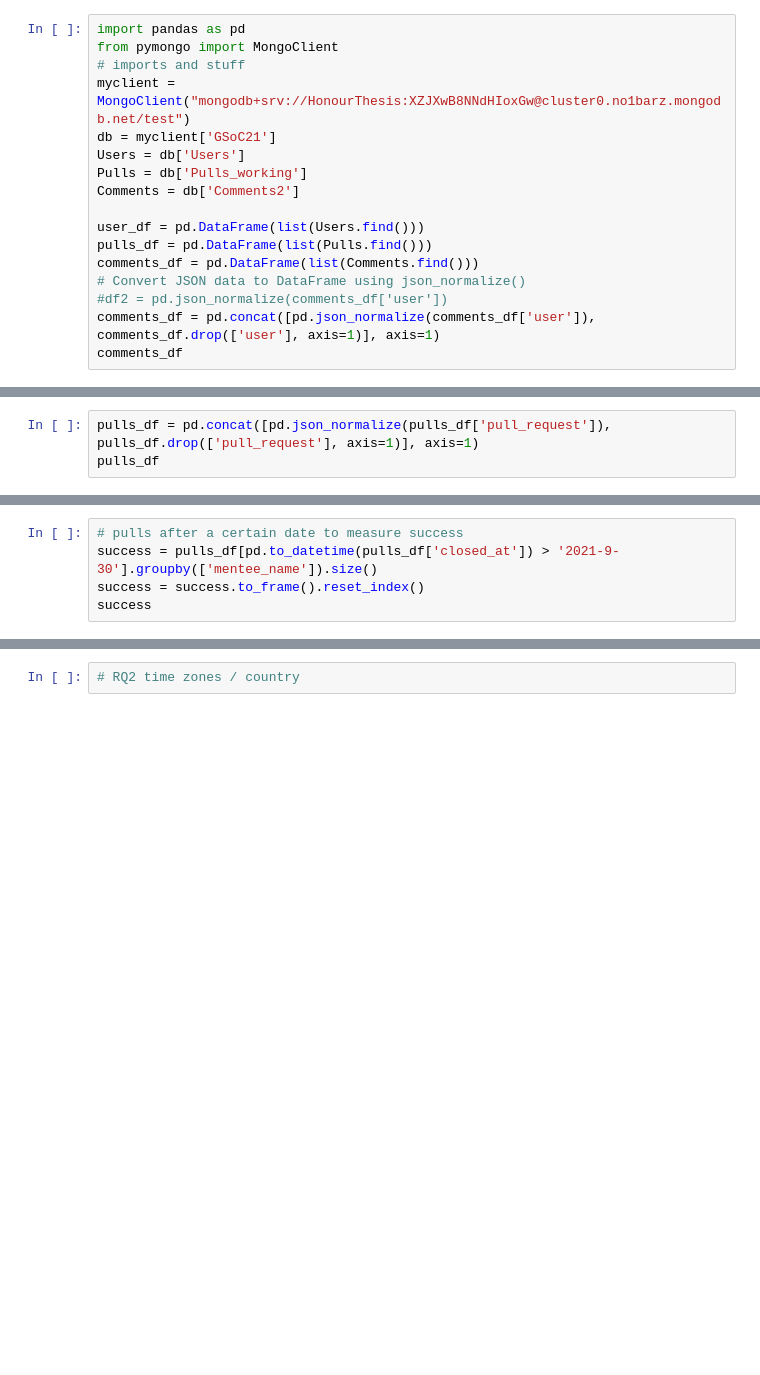
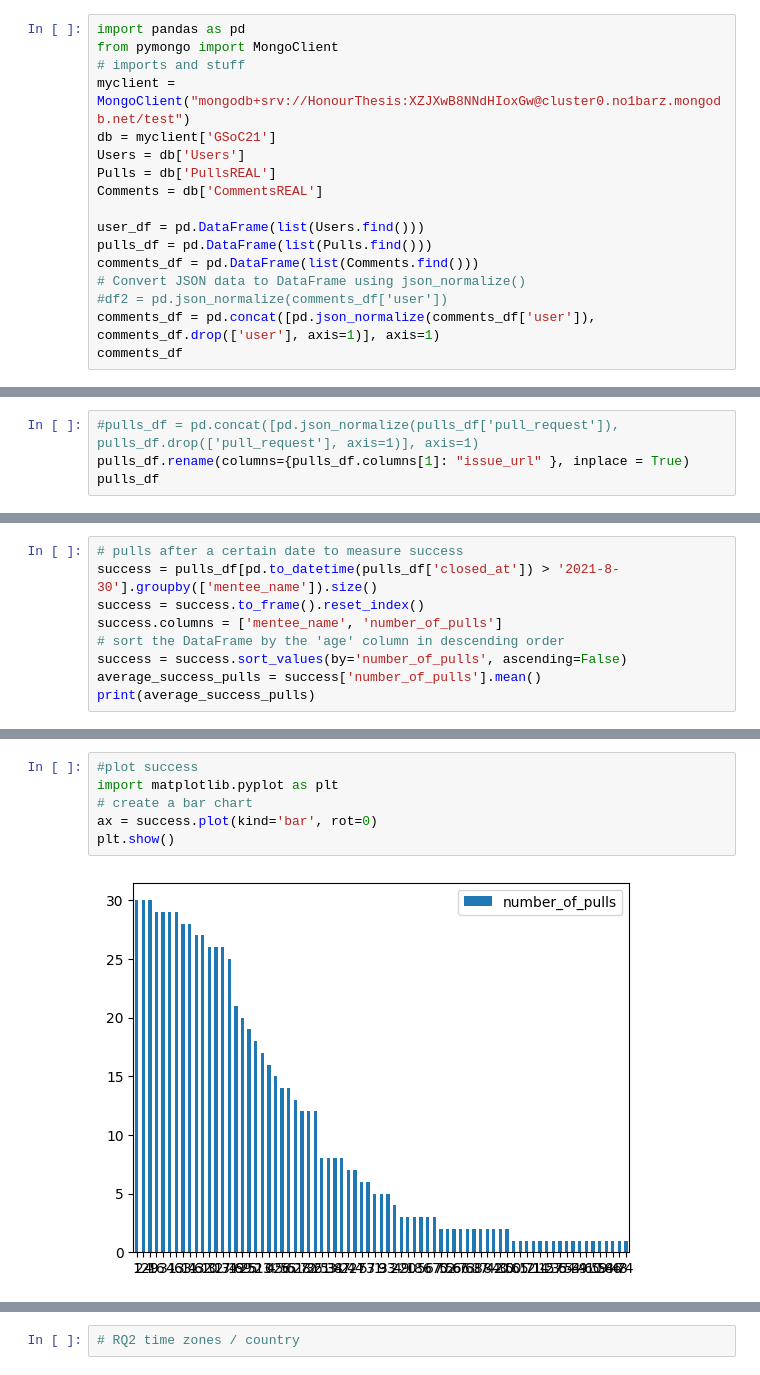
Before and after one commit to coffeehousejazz/honours_thesis, a Jupyter notebook: Code/new queries/GSoC2021.ipynb, the cells around one changed output, grey strips where cells are left out. Saved outputs shown, nothing was run; the diff lists cells and outputs as text; blank space fills up the shorter version.

```diff
--- a/Code/new queries/GSoC2021.ipynb
+++ b/Code/new queries/GSoC2021.ipynb
@@ -12,8 +30,8 @@ from pymongo import MongoClient
 myclient = MongoClient("mongodb+srv://HonourThesis:XZJXwB8NNdHIoxGw@cluster0.no1barz.mongodb.net/test")
 db = myclient['GSoC21']
 Users = db['Users']
-Pulls = db['Pulls_working']
-Comments = db['Comments2']
+Pulls = db['PullsREAL']
+Comments = db['CommentsREAL']
 
 user_df = pd.DataFrame(list(Users.find()))
 pulls_df = pd.DataFrame(list(Pulls.find()))
@@ -56,4 +74,5 @@ user_df
 # %%
-pulls_df = pd.concat([pd.json_normalize(pulls_df['pull_request']), pulls_df.drop(['pull_request'], axis=1)], axis=1)
+#pulls_df = pd.concat([pd.json_normalize(pulls_df['pull_request']), pulls_df.drop(['pull_request'], axis=1)], axis=1)
+pulls_df.rename(columns={pulls_df.columns[1]: "issue_url" }, inplace = True)
 pulls_df
 # %% [output]
@@ -73,6 +127,10 @@ pulls_df
 # %%
 # pulls after a certain date to measure success
-success = pulls_df[pd.to_datetime(pulls_df['closed_at']) > '2021-9-30'].groupby(['mentee_name']).size()
+success = pulls_df[pd.to_datetime(pulls_df['closed_at']) > '2021-8-30'].groupby(['mentee_name']).size()
 success = success.to_frame().reset_index()
-success
+success.columns = ['mentee_name', 'number_of_pulls']
+# sort the DataFrame by the 'age' column in descending order
+success = success.sort_values(by='number_of_pulls', ascending=False)
+average_success_pulls = success['number_of_pulls'].mean()
+print(average_success_pulls)
 # %% [output]
@@ -95,0 +154,8 @@ success
+# %%
+#plot success
+import matplotlib.pyplot as plt
+# create a bar chart
+ax = success.plot(kind='bar', rot=0)
+plt.show()
+# %% [output]
+[figure, added]
```
Also changed, not shown: parts of 29 cells of this notebook, 2 other files.
